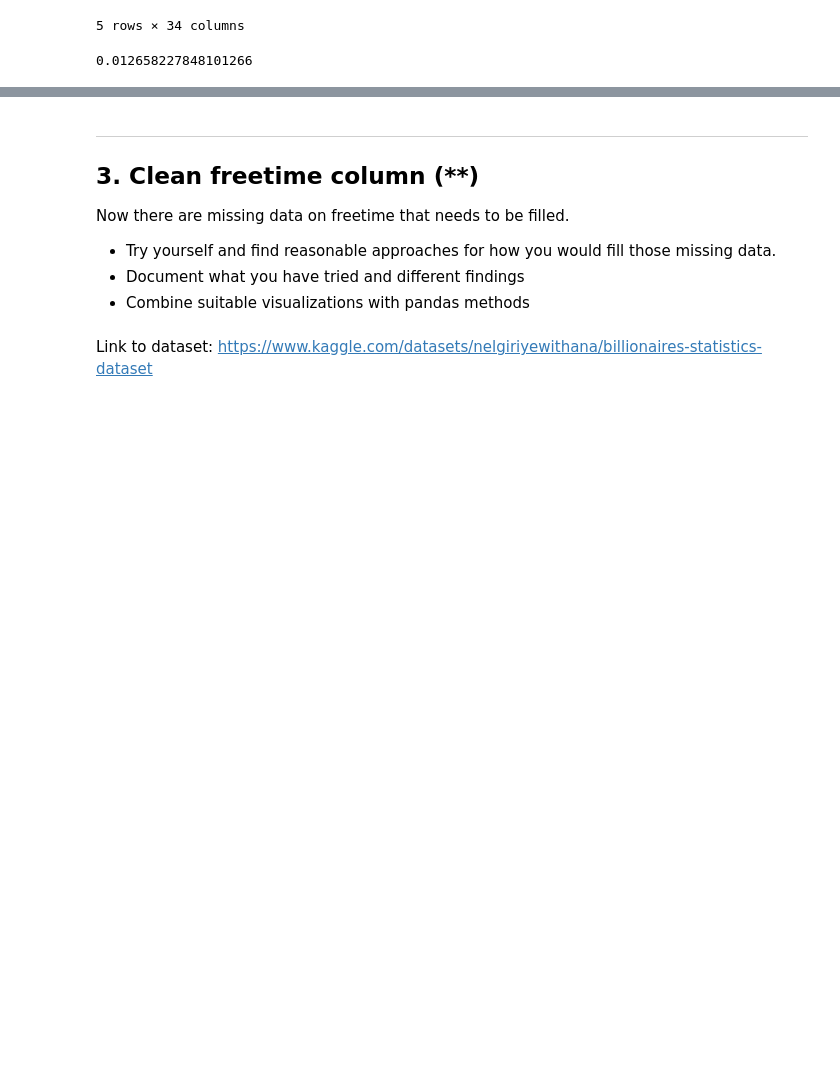
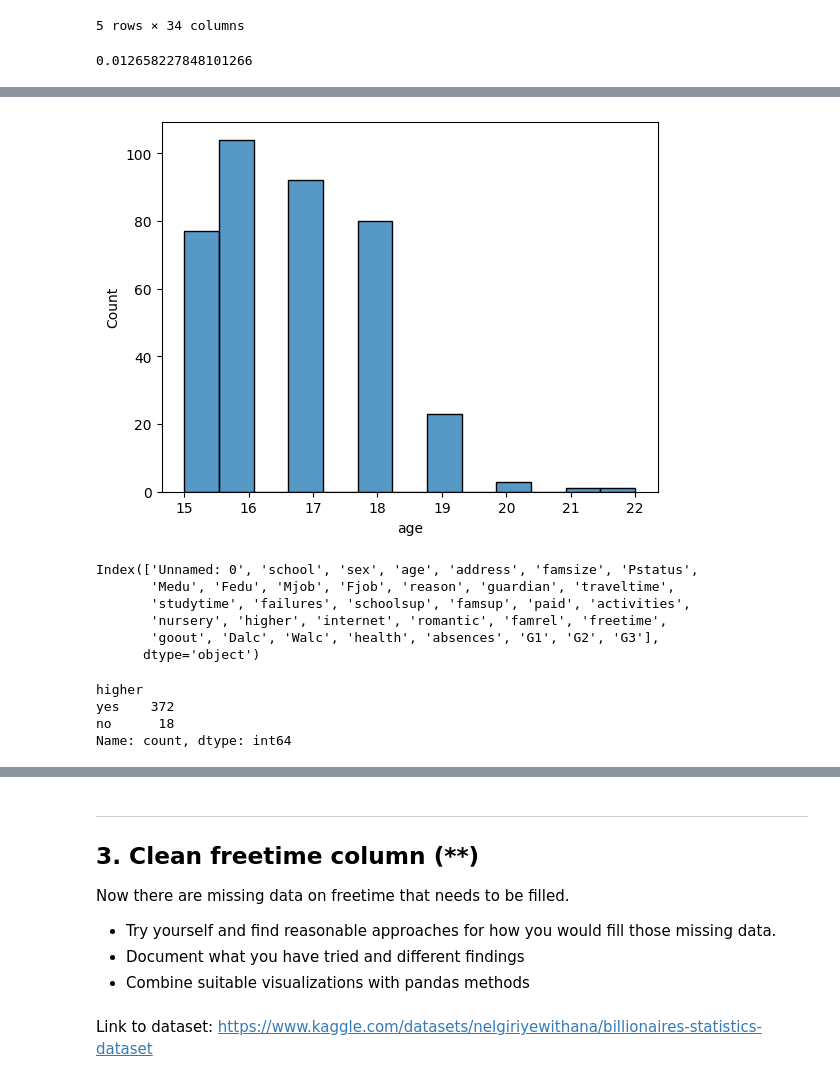
Before and after one commit to lisamariahertz-cpu/Databehandling-AI25, a Jupyter notebook: exercises/E2_missing_aggregation.ipynb, the cells around one changed output, grey strips where cells are left out. Cells and saved outputs as stored; diff of their text form; code cells hidden in the pictures; blank space fills up the shorter version.

```diff
--- a/exercises/E2_missing_aggregation.ipynb
+++ b/exercises/E2_missing_aggregation.ipynb
@@ -422,0 +476,30 @@ g)
+# %%
+# B)
+sns.histplot(missing_mod_df, x = 'age' )
+plt.show()
+
+# Eftersom distrubritionen är förstjuten åt vänster
+# skulle jag säga att median är bättre ersättning än medelvärde
+# medelvärde skulle ge en mer missvisande bild..
+# %% [output]
+[figure, added]
+# %%
+# C)
+missing_mod_df.columns
+# Nej jag kan inte hitta någon annan kolumn som skulle kunna ge ledtrådar om ålder?
+# Higher? att de är intresserade att läsa vidare eller inte, varför är det en ledtråd för ålder?
+# %% [output]
+Index(['Unnamed: 0', 'school', 'sex', 'age', 'address', 'famsize', 'Pstatus',
+       'Medu', 'Fedu', 'Mjob', 'Fjob', 'reason', 'guardian', 'traveltime',
+       'studytime', 'failures', 'schoolsup', 'famsup', 'paid', 'activities',
+       'nursery', 'higher', 'internet', 'romantic', 'famrel', 'freetime',
+       'goout', 'Dalc', 'Walc', 'health', 'absences', 'G1', 'G2', 'G3'],
+      dtype='object')
+# %%
+# D)
+missing_mod_df['higher'].value_counts()
+# %% [output]
+higher
+yes    372
+no      18
+Name: count, dtype: int64
```
Also changed, not shown: parts of 13 cells of this notebook.
